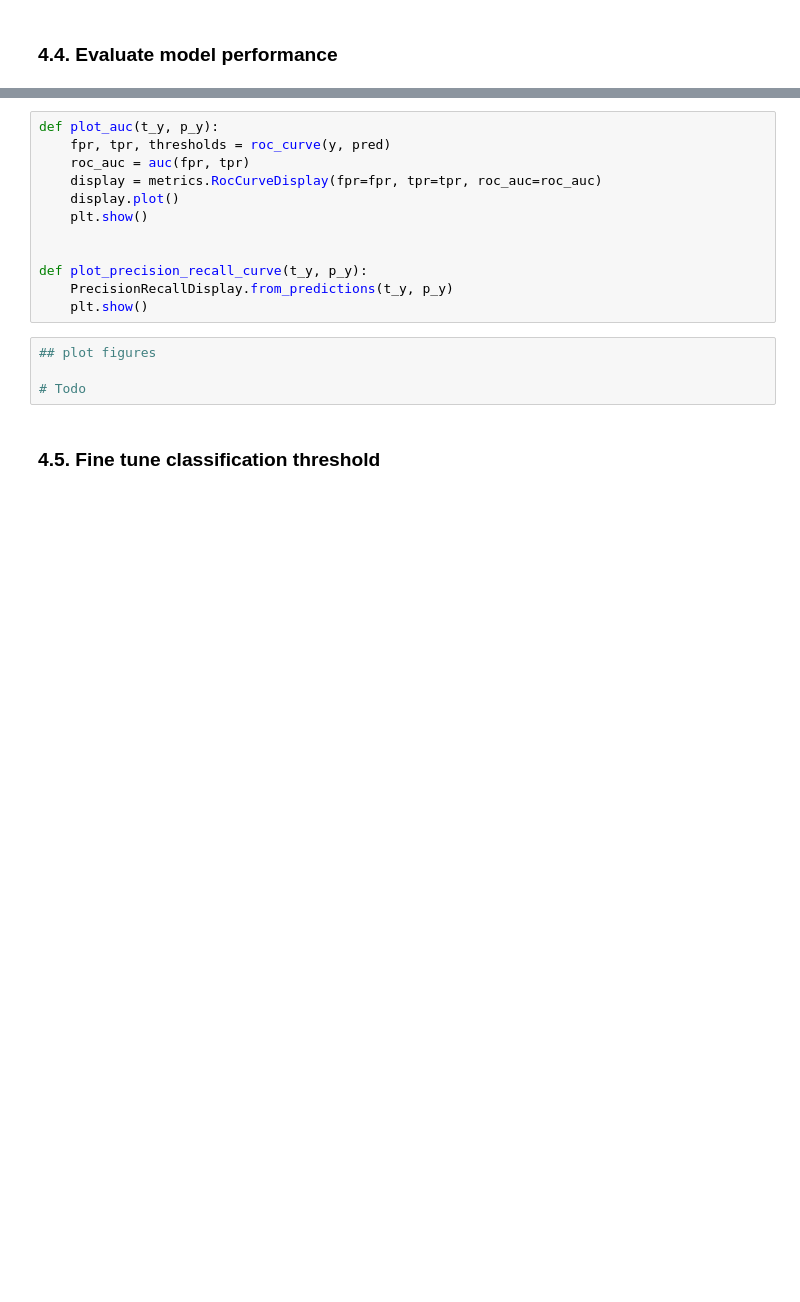
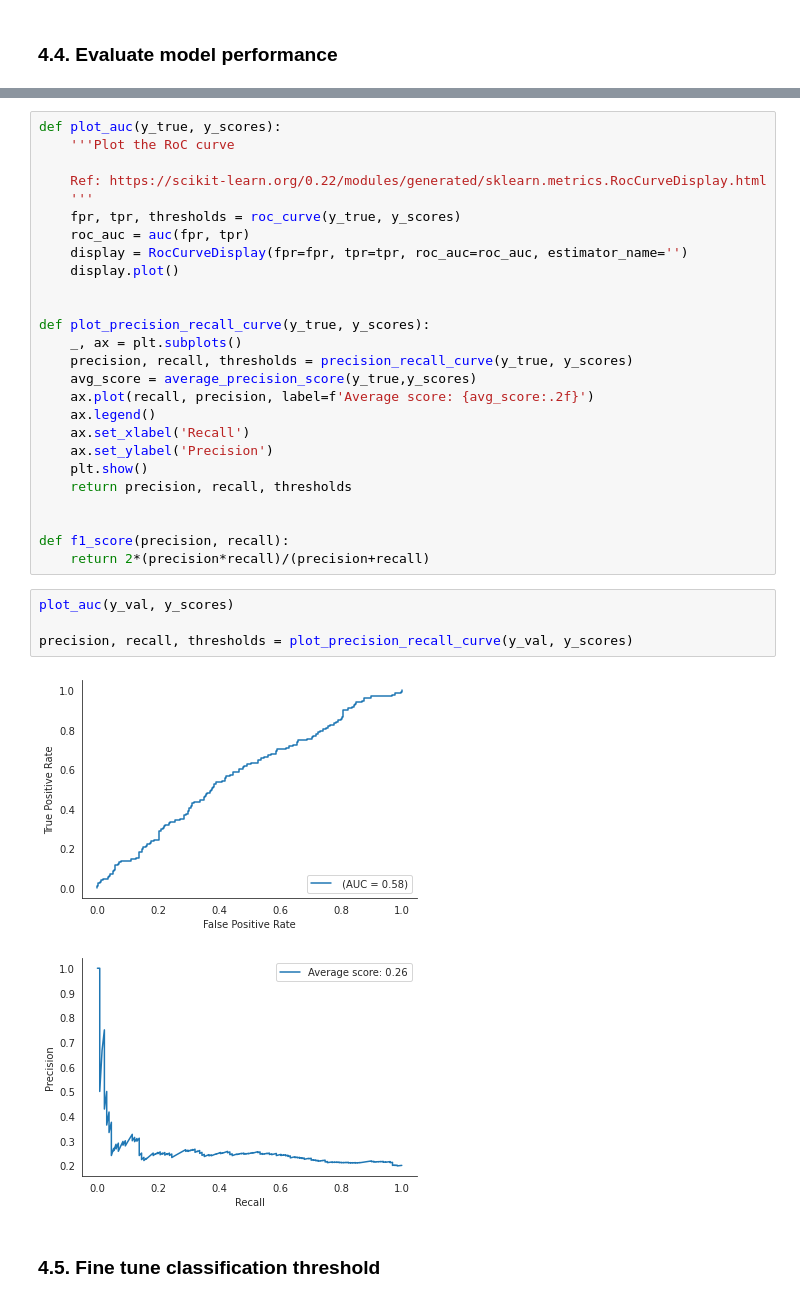
Before and after one commit to lmasello/pneumonia-detection-from-chest-x-rays, a Jupyter notebook: Build and train model.ipynb, the cells around one changed output, grey strips where cells are left out. Drawn from its saved outputs; the diff is of its cells as text; blank space fills up the shorter version.

```diff
--- a/Build and train model.ipynb
+++ b/Build and train model.ipynb
@@ -392,18 +513,35 @@ pred_Y = my_model.predict(val_x, batch_size=32, verbose=True)
-# %%
-def plot_auc(t_y, p_y):
-    fpr, tpr, thresholds = roc_curve(y, pred)
-    roc_auc = auc(fpr, tpr)
-    display = metrics.RocCurveDisplay(fpr=fpr, tpr=tpr, roc_auc=roc_auc)
-    display.plot()
-    plt.show()
-
-
-def plot_precision_recall_curve(t_y, p_y):
-    PrecisionRecallDisplay.from_predictions(t_y, p_y)
-    plt.show()
-# %%
-## plot figures
-
-# Todo
+# %%
+def plot_auc(y_true, y_scores):
+    '''Plot the RoC curve
+
+    Ref: https://scikit-learn.org/0.22/modules/generated/sklearn.metrics.RocCurveDisplay.html
+    '''
+    fpr, tpr, thresholds = roc_curve(y_true, y_scores)
+    roc_auc = auc(fpr, tpr)
+    display = RocCurveDisplay(fpr=fpr, tpr=tpr, roc_auc=roc_auc, estimator_name='')
+    display.plot()
+
+
+def plot_precision_recall_curve(y_true, y_scores):
+    _, ax = plt.subplots()
+    precision, recall, thresholds = precision_recall_curve(y_true, y_scores)
+    avg_score = average_precision_score(y_true,y_scores)
+    ax.plot(recall, precision, label=f'Average score: {avg_score:.2f}')
+    ax.legend()
+    ax.set_xlabel('Recall')
+    ax.set_ylabel('Precision')
+    plt.show()
+    return precision, recall, thresholds
+
+
+def f1_score(precision, recall):
+    return 2*(precision*recall)/(precision+recall)
+# %%
+plot_auc(y_val, y_scores)
+
+precision, recall, thresholds = plot_precision_recall_curve(y_val, y_scores)
+# %% [output]
+[figure, added]
+[figure, added]
 # %% [markdown]
 ### 4.5. Fine tune classification threshold
```
Also changed, not shown: parts of 29 cells of this notebook.
